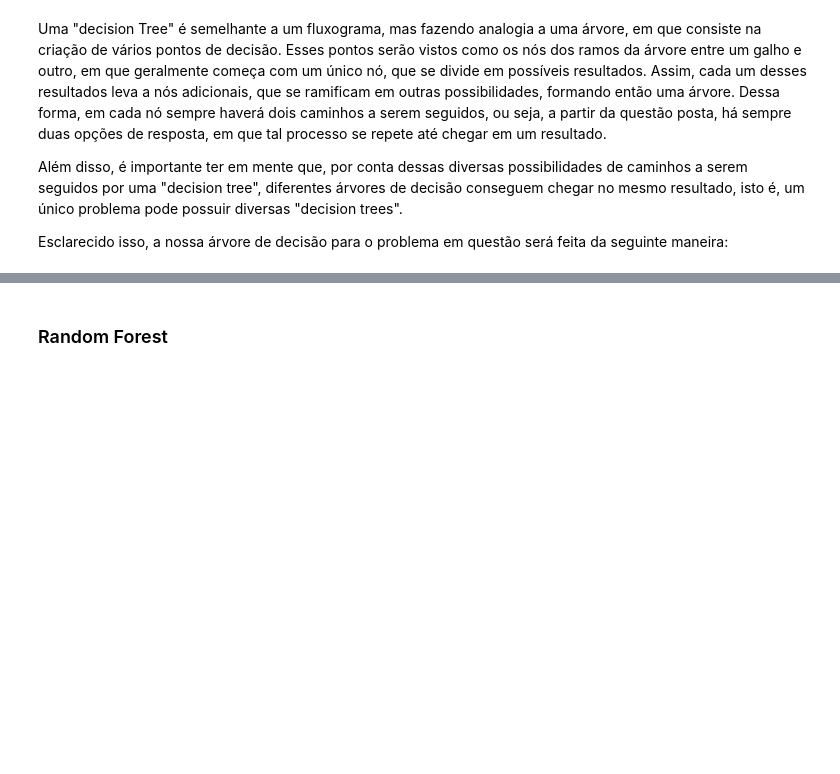
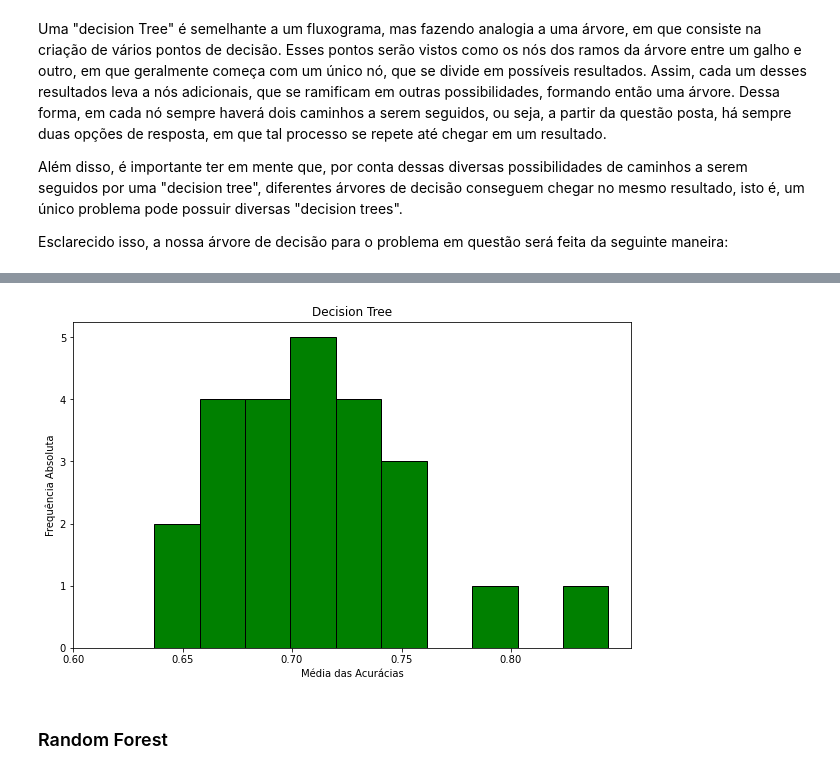
Before and after one commit to jgabrielsb-sb/Projeto_DeLucca, a Jupyter notebook: relatório.ipynb, the cells around one changed output, grey strips where cells are left out. Cells and saved outputs as stored; diff of their text form; code cells hidden in the pictures; blank space fills up the shorter version.

Commit message:
add histograma

```diff
--- a/relatório.ipynb
+++ b/relatório.ipynb
@@ -399,3 +399,14 @@ Acurácia MÉDIA: 0.7090141612200437
+# %%
+x_ticks=np.arange(0.6,0.85, 0.05)
+plt.figure(figsize=(10,6))
+plt.hist(lista_acuracias_dt, bins=10, density=False, edgecolor='black', color='green')
+plt.xticks(x_ticks)
+plt.ylabel('Frequência Absoluta')
+plt.xlabel('Média das Acurácias')
+plt.title('Decision Tree')
+plt.show()
+# %% [output]
+[figure, added]
 # %% [markdown]
 ### Random Forest
 # %% [markdown]
```
Also changed, not shown: parts of 3 cells of this notebook.
